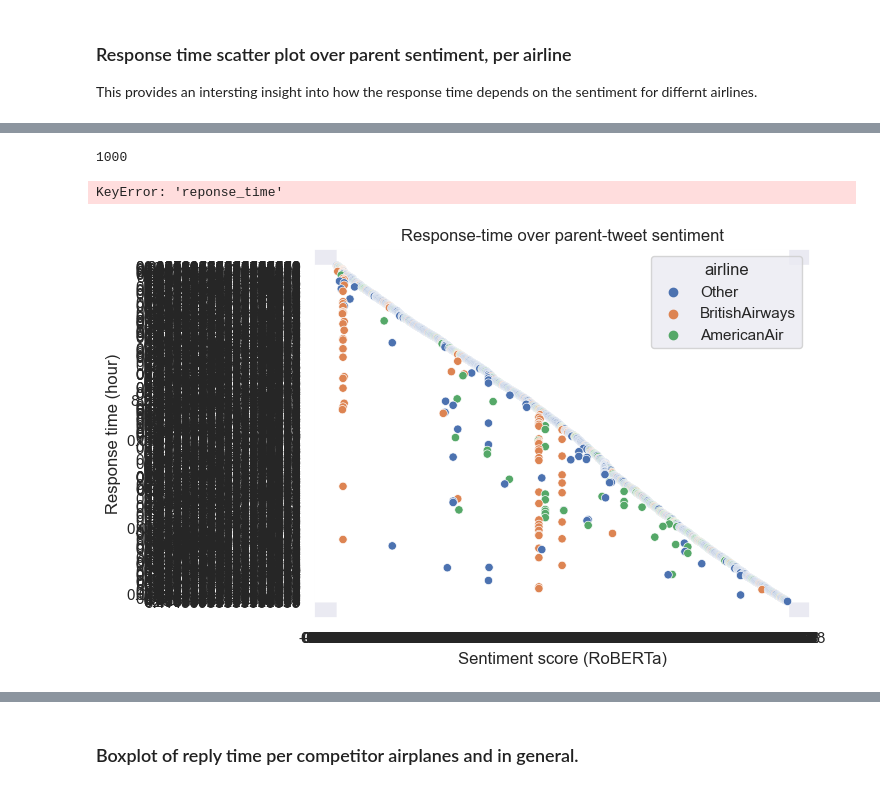
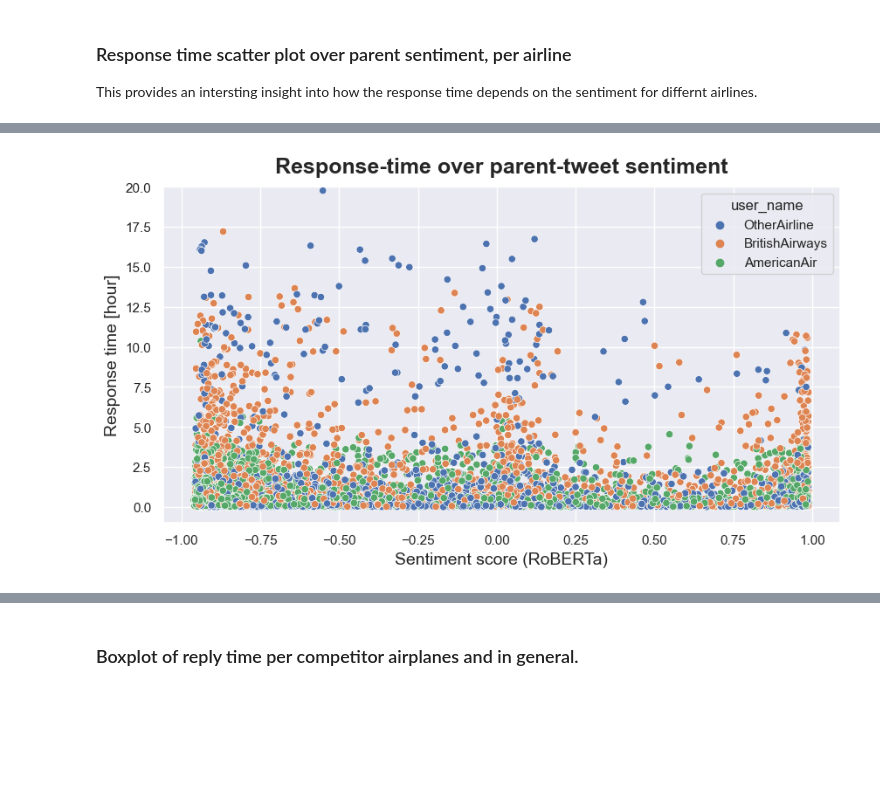
Before and after one commit to danamira/DBL-Data-Challenge, a Jupyter notebook: response_time_stats.ipynb, the cells around one changed output, grey strips where cells are left out. Saved outputs shown, nothing was run; the diff lists cells and outputs as text; code cells hidden in the pictures; blank space fills up the shorter version.

```diff
--- a/response_time_stats.ipynb
+++ b/response_time_stats.ipynb
@@ -13,13 +13,18 @@ sys.path.append("../DBL-Data-Challenge")
 
 # Own functions
 from database.connect import getConnection
-from notebooks.response2 import response_time_id, response_time_calc, user_id_to_user, replied_sentiment, mentions_length, length
-import matplotlib.pyplot as plt
+from notebooks.response2 import response_time_id, response_time_calc, only_client_competitor, user_id_to_user, replied_sentiment, mentions_length, length
 import numpy as np
 
+# General imports
+import numpy as np
+import pandas as pd
 
-# Packages
-import pandas as pd
-import seaborn as sns
-import matplotlib as plt
-sns.set()
+# next command ensures that plots appear inside the notebook
+%matplotlib inline
+import matplotlib as mpl
+import matplotlib.pyplot as plt
+import seaborn as sns  # also improves the look of plots
+sns.set()              # set Seaborn defaults
+plt.rcParams['figure.figsize'] = [10, 5]   # default hor./vert. size of plots, in inches
+plt.rcParams['lines.markeredgewidth'] = 1  # to fix issue with seaborn box plots; needed after import seaborn
@@ -83,7 +97,7 @@ for tuple in tweets:
 
     # Sentiment of parent tweet -> float, in range(-1, 1)
     try:
-        dict['user_name'] = user_id_to_user(int(tuple[query_columns.index('in_reply_to_status_id')]))
+        dict['user_name'] = only_client_competitor(int(tuple[query_columns.index('user_id')]))
     except Exception:
         pass
 
@@ -115,7 +129,7 @@ for tuple in tweets:
     df_dict = pd.DataFrame([dict])
     df_data = pd.concat([df_data, df_dict], ignore_index=True)
     counter += 1
-    print(counter)
+    #print(counter)
 
 # Close connection
 cursor.close()
@@ -254,12 +254,8 @@ df_csv.head()
 # %%
 # Select relevant parts of the dataframe
-columns = ['response_time', 'replied_sentiment', 'airline']
-
-df_sentiment_responsetime = df_csv.loc[df_csv['response_time'] != 'no_reply'][columns].reset_index(drop=True)
-df_sentiment_responsetime.replace(to_replace='[americanair]', value='AmericanAir', inplace=True)
-df_sentiment_responsetime.replace(to_replace='[british_airways]', value='BritishAirways', inplace=True)
-df_sentiment_responsetime.loc[~df_sentiment_responsetime['airline'].str.contains('BritishAirways|AmericanAir'), 'airline'] = "Other"
-
-
+columns = ['response_time', 'replied_sentiment', 'user_name']
+df_sentiment_responsetime = df_csv[columns][df_csv['response_time'] != 'no_reply']
+df_sentiment_responsetime = df_sentiment_responsetime.round(decimals=3)
+df_sentiment_responsetime.reset_index(inplace=True)
 df_sentiment_responsetime.head()
 # %% [output]
@@ -291,17 +268,8 @@ df_csv.head()
-# %%
-df_sentiment_responsetime_limit = df_sentiment_responsetime.loc[0:999]
-print(len(df_sentiment_responsetime_limit.index))
-# %% [output]
-1000
-# %%
-df_sentiment_responsetime_limit = df_sentiment_responsetime_limit.round(decimals=3)
-df_sentiment_responsetime_limit.head()
-# %% [output]
-KeyError: 'reponse_time'
 # %%
-ax = sns.scatterplot(data=df_sentiment_responsetime_limit, x='replied_sentiment', y='response_time', hue='airline')
-ax.set_title("Response-time over parent-tweet sentiment")
-ax.set_xlabel('Sentiment score (RoBERTa)')
-ax.set_ylabel('Response time (hour)');
+ax = sns.scatterplot(data=df_sentiment_responsetime, x='replied_sentiment', y='response_time', hue='user_name', alpha=1)
+ax.set_title("Response-time over parent-tweet sentiment", size=18, weight='bold', y=1.02)
+ax.set_xlabel('Sentiment score (RoBERTa)', size=14)
+ax.set_ylabel('Response time [hour]', size=14)
+ax.set_ylim(-1, 20);
 # %% [output]
-[figure, old version]
+[figure, new version]
```
Also changed, not shown: parts of 43 cells of this notebook, 25 other files.
